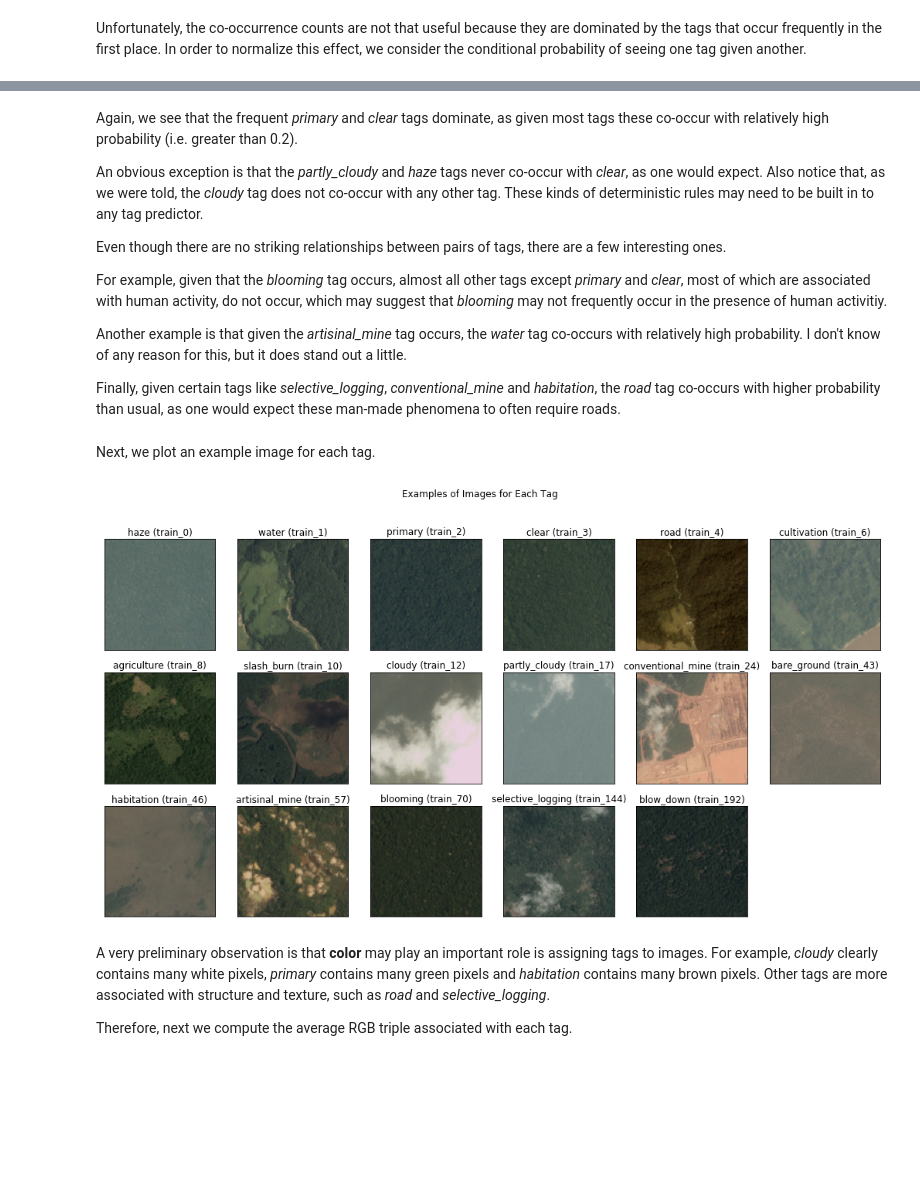
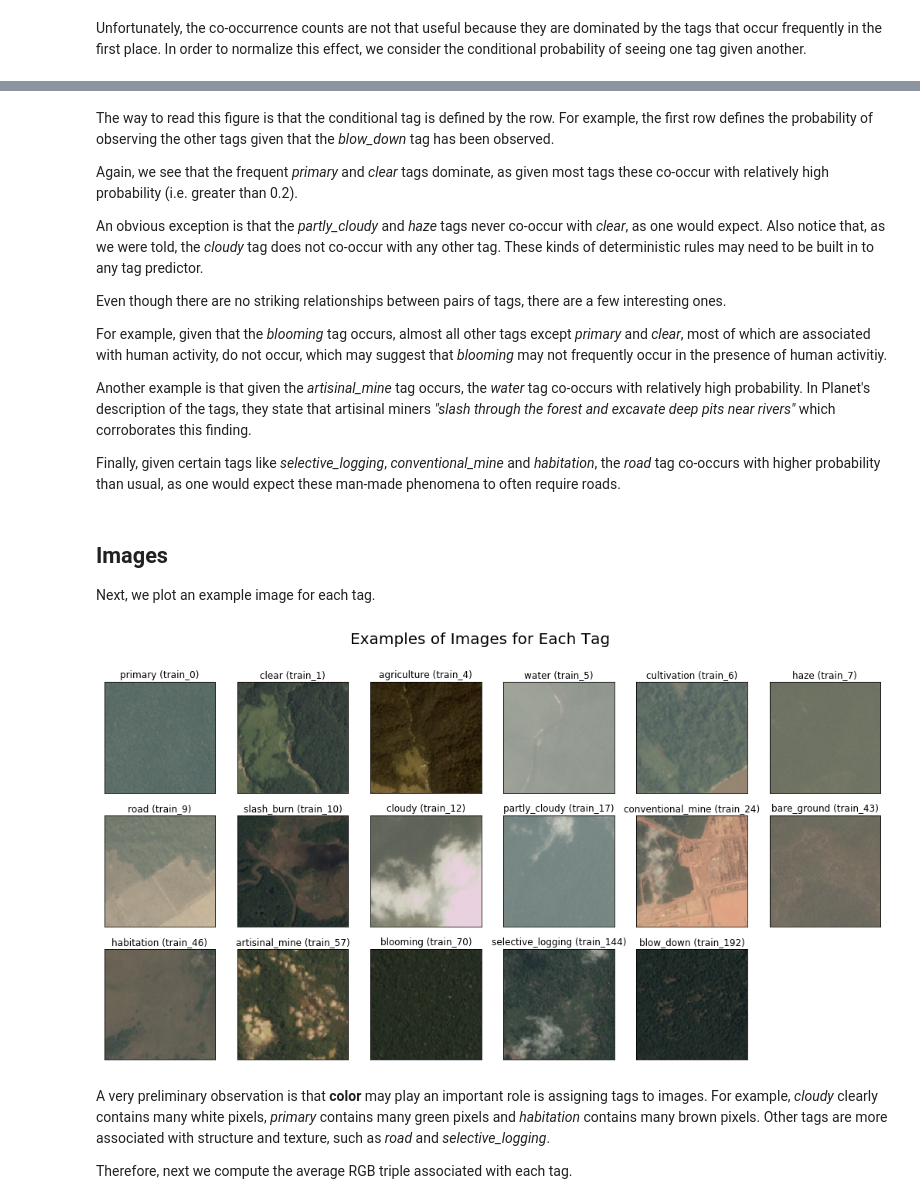
Before and after one commit to andy-sweet/planet-amazon, a Jupyter notebook: notebooks/Data Exploration.ipynb, the cells around one changed output, grey strips where cells are left out. Drawn from its saved outputs; the diff is of its cells as text; code cells hidden in the pictures; blank space fills up the shorter version.

```diff
--- a/notebooks/Data Exploration.ipynb
+++ b/notebooks/Data Exploration.ipynb
@@ -28,19 +27,22 @@ Then we load the tags and count their occurrences.
 # %%
-train_tags = planet.util.read_tags(train_tags_path)
+train_tags = planet.util.read_tags(os.path.join(data_dir, 'train_v2.csv'))
+num_samples = len(train_tags)
 train_tags_counts = planet.util.count_tags(train_tags)
-train_tags_counts_fig = plotly.graph_objs.Figure({
-    "data" : [
+train_tags_counts_fig = plotly.graph_objs.Figure(
+    data=[
         plotly.graph_objs.Bar
         (
             x=list(train_tags_counts.keys()),
             y=list(train_tags_counts.values())
         )
     ],
-    "layout" : {"title" : "Counts of Training Tags"}
-})
+    layout=plotly.graph_objs.Layout(
+        title='Counts of Training Tags from {} Samples'.format(num_samples)
+    )
+)
 plotly.offline.iplot(
     train_tags_counts_fig,
-    filename=os.path.join(data_dir, "train_tags_counts.html")
+    filename=os.path.join(data_dir, 'train_tags_counts.html')
 )
 # %% [output]
 [interactive output not drawn]
@@ -98,6 +105,8 @@ plotly.offline.iplot(
 # %% [output]
 [interactive output not drawn]
 # %% [markdown]
+The way to read this figure is that the conditional tag is defined by the row. For example, the first row defines the probability of observing the other tags given that the *blow_down* tag has been observed.
+
 Again, we see that the frequent *primary* and *clear* tags dominate, as given most tags these co-occur with relatively high probability (i.e. greater than 0.2).
 
 An obvious exception is that the *partly_cloudy* and *haze* tags never co-occur with *clear*, as one would expect. Also notice that, as we were told, the *cloudy* tag does not co-occur with any other tag. These kinds of deterministic rules may need to be built in to any tag predictor.
@@ -106,33 +115,35 @@ Even though there are no striking relationships between pairs of tags, there are
 
 For example, given that the *blooming* tag occurs, almost all other tags except *primary* and *clear*, most of which are associated with human activity, do not occur, which may suggest that *blooming* may not frequently occur in the presence of human activitiy.
 
-Another example is that given the *artisinal_mine* tag occurs, the *water* tag co-occurs with relatively high probability. I don't know of any reason for this, but it does stand out a little.
+Another example is that given the *artisinal_mine* tag occurs, the *water* tag co-occurs with relatively high probability. In Planet's description of the tags, they state that artisinal miners *"slash through the forest and excavate deep pits near rivers"* which corroborates this finding.
 
 Finally, given certain tags like *selective_logging*, *conventional_mine* and *habitation*, the *road* tag co-occurs with higher probability than usual, as one would expect these man-made phenomena to often require roads.
 # %% [markdown]
+## Images
+
 Next, we plot an example image for each tag.
 # %%
 image_fig = plt.figure(figsize=(18, 9))
-image_fig.suptitle('Examples of Images for Each Tag')
+image_fig.suptitle('Examples of Images for Each Tag', fontsize=20)
 example_tags = set()
 for sample, tag_list in train_tags.items():
     diff = set(tag_list) - example_tags
     if len(diff) > 0:
         tag = diff.pop()
         example_tags.add(tag)
-        image = skimage.io.imread(os.path.join(data_dir, "train-jpg/{}.jpg".format(sample)))
+        image = skimage.io.imread(os.path.join(data_dir, 'train-jpg/{}.jpg'.format(sample)))
         i = len(example_tags)
         ax = image_fig.add_subplot(3, 6, i)
         ax.set_title("{} ({})".format(tag, sample))
         ax.get_xaxis().set_visible(False)
         ax.get_yaxis().set_visible(False)
         plt.imshow(image)
         if i >= 18 or i == len(train_tags_counts):
             break
 
 plt.show()
 # %% [output]
-[figure, old version]
+[figure, new version]
 # %% [markdown]
 A very preliminary observation is that **color** may play an important role is assigning tags to images. For example, *cloudy* clearly contains many white pixels, *primary* contains many green pixels and *habitation* contains many brown pixels. Other tags are more associated with structure and texture, such as *road* and *selective_logging*.
 
```
Also changed, not shown: parts of 14 cells of this notebook, 1 other file.
